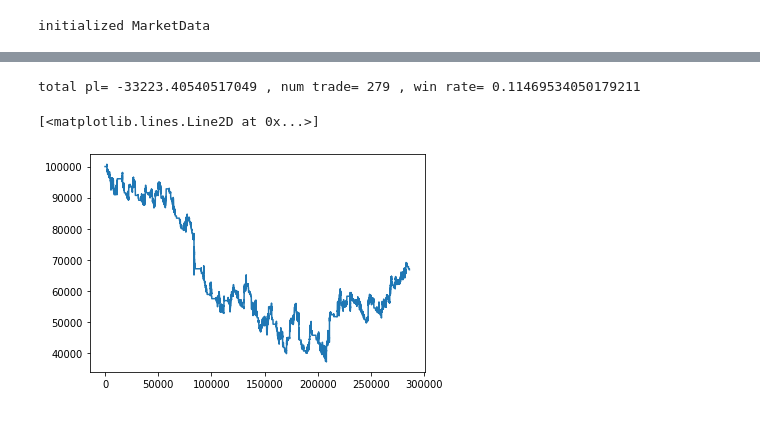
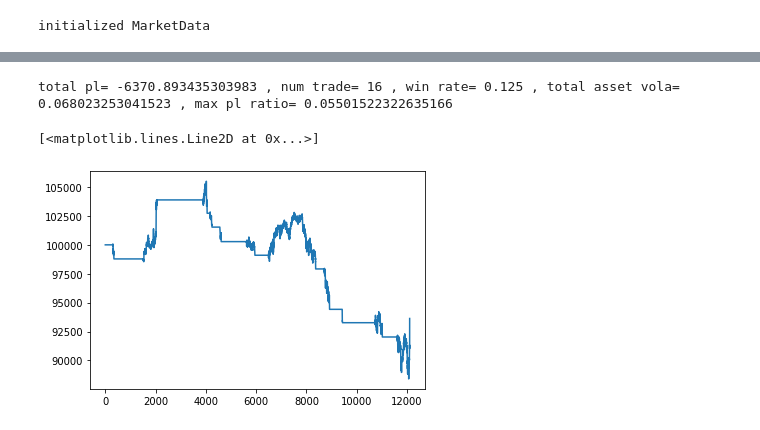
Before and after one commit to alunfes/1m-btc-data, a Jupyter notebook: LGBM_Trading_Points.ipynb, the cells around one changed output, grey strips where cells are left out. Saved outputs shown, nothing was run; the diff lists cells and outputs as text; code cells hidden in the pictures.

```diff
--- a/LGBM_Trading_Points.ipynb
+++ b/LGBM_Trading_Points.ipynb
@@ -215,12 +307,15 @@ class Account:
         self.total_pl_log = []
         self.total_asset_log = []
         self.holding_side_log = []
+        self.i_log = []
         self.total_fee = 0.0
         self.realized_pl = 0.0
         self.unrealized_pl = 0.0
         self.num_trade = 0
         self.num_win = 0
         self.win_rate = 0.0
+        self.change_vola = 0.0
+        self.max_pl_ratio = 0.0
 
     def move_to_next(self, i):
         if self.holding_side != '':
@@ -231,6 +326,7 @@ class Account:
         self.total_pl_log.append(self.total_pl)
         self.total_asset_log.append(self.total_pl + self.asset)
         self.holding_side_log.append(self.holding_side)
+        self.i_log.append(i)
 
     def last_day(self,i):
         if self.holding_side != '':
@@ -240,6 +336,10 @@ class Account:
         self.total_asset_log.append(self.total_pl + self.asset)
         self.holding_side_log.append(self.holding_side)
         self.win_rate = self.num_win / self.num_trade
+        self.max_pl_ratio = (max(self.total_asset_log) - self.total_asset_log[0]) / self.total_asset_log[0]
+        self.i_log.append(i)
+        self.calc_vola_change()
+
 
     def entry_order(self, i, side):
         if self.holding_side == '': #new entry
@@ -261,6 +361,16 @@ class Account:
             self.num_win += 1
         self.realized_pl += pl
         self.initialize_holding_data()
+
+    def calc_vola_change(self):
+        vola = 0
+        change_ratio = []
+        for i in range(len(self.total_asset_log) - 1):
+            change_ratio.append((self.total_asset_log[i+1] - self.total_asset_log[i]) / self.total_asset_log[i])
+        ave = sum(change_ratio) / len(change_ratio)
+        for c in change_ratio:
+            vola += pow((c - ave), 2)
+        self.change_vola = pow(vola / len(change_ratio), 0.5)
 # %%
 class Strategy:
     @classmethod
@@ -458,10 +564,10 @@ class LGBMDataGenerator:
                 break
         return -1
 # %%
-MarketData.initialize()
+MarketData.initialize(0.585, 0.63)
 ldg = LGBMDataGenerator()
-lgbm_df = ldg.generate_lgbm_data(0.05, 0.005)
-train_x, train_y, valid_x, valid_y, test_x, test_y = ldg.convert_lgbm_train_test_data(lgbm_df)
+lgbm_df = ldg.generate_lgbm_data()
+train_x, train_y, valid_x, valid_y, test_x, test_y = ldg.convert_lgbm_train_test_data(lgbm_df, 0.8)
 # %% [output]
 initialized MarketData
 # %%
@@ -478,6 +584,7 @@ class LGBM:
         print('training data description')
         print('train_x:', train_x.shape)
         print('train_y:', train_y.shape)
+        start_time = time.time()
         train = lgb.Dataset(train_x.values.astype(np.float32), train_y.values.astype(np.float32))
         valid = lgb.Dataset(valid_x.values.astype(np.float32), valid_y.values.astype(np.float32))
         lgbm_params = {
@@ -485,12 +592,13 @@ class LGBM:
             'num_class': 3,
             'boosting': 'gbdt',
             'tree_learner': 'data',
-            'learning_rate':0.1,
-            'num_iterations':1000,
+            'learning_rate':0.05,
+            'num_iterations':300,
             'lambda_l1':1.0,
             'lambda_l2':1.0,
             'extra_trees': True,
             'device_type':'gpu',
+            #'num_leaves':18,
             'verbosity':-1,
         }
         model = lgb.train(
@@ -501,6 +609,7 @@ class LGBM:
                                 verbose=True),
                            lgb.log_evaluation(1)]
             )
+        print('train elapsed time=', time.time() - start_time)
         return model
 
     def prediction(self, model, test_x, test_y):
@@ -508,8 +617,8 @@ class LGBM:
         pval = model.predict(test_x.values.astype(np.float32), num_iteration=model.best_iteration)
         for p in pval:
             prediction.append(np.argmax(p))
-        self.check_matched_rate(prediction, test_y)
-        return prediction
+        acc = self.check_matched_rate(prediction, test_y)
+        return prediction, acc
 
     def check_matched_rate(self, pred, test_y):
         print('modelがbuy / sellを予測したときにそれが正しい確率')
@@ -528,8 +637,11 @@ class LGBM:
 lgbm = LGBM()
 model = lgbm.train(train_x, pd.to_numeric(train_y), valid_x, pd.to_numeric(valid_y))
 lgbm.save_model(model)
-pred = lgbm.prediction(model, test_x, pd.to_numeric(test_y))
+pred, acc = lgbm.prediction(model, test_x, pd.to_numeric(test_y))
 plt.plot(pred)
+importance = pd.DataFrame(model.feature_importance(), index = test_x.columns, columns=['importance'])
+importance = importance.sort_values('importance', ascending=False)
+display(importance)
 #lgb.plot_metric(model)
 # %% [output]
 training data description
@@ -557,10 +685,10 @@ match rate= 0.09215200775110345
 # %%
 sim = Sim()
 ac = Account()
-ac = sim.lgbm_simple(test_x.index[0], pred, 0.05, -0.005)
-print('total pl=', ac.total_pl, ', num trade=', ac.num_trade, ', win rate=', ac.win_rate)
+ac = sim.lgbm_simple(test_x.index[0], pred, 0.05, -0.01)
+print('total pl=', ac.total_pl, ', num trade=', ac.num_trade, ', win rate=', ac.win_rate, ', total asset vola=', ac.change_vola * 100, ', max pl ratio=', ac.max_pl_ratio)
 plt.plot(ac.total_asset_log)
 # %% [output]
-total pl= -33223.40540517049 , num trade= 279 , win rate= 0.11469534050179211
+total pl= -6370.893435303983 , num trade= 16 , win rate= 0.125 , total asset vola= 0.068023253041523 , max pl ratio= 0.05501522322635166
 [<matplotlib.lines.Line2D at 0x...>]
-[figure, old version]
+[figure, new version]
```
Also changed, not shown: parts of 16 cells of this notebook.
